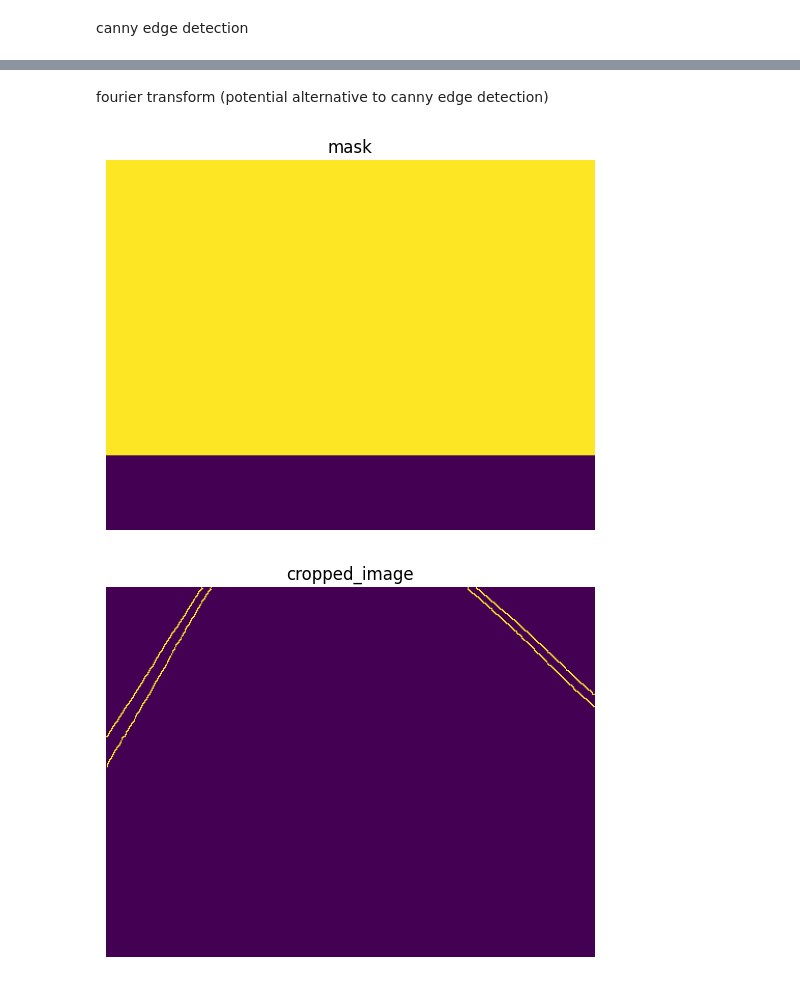
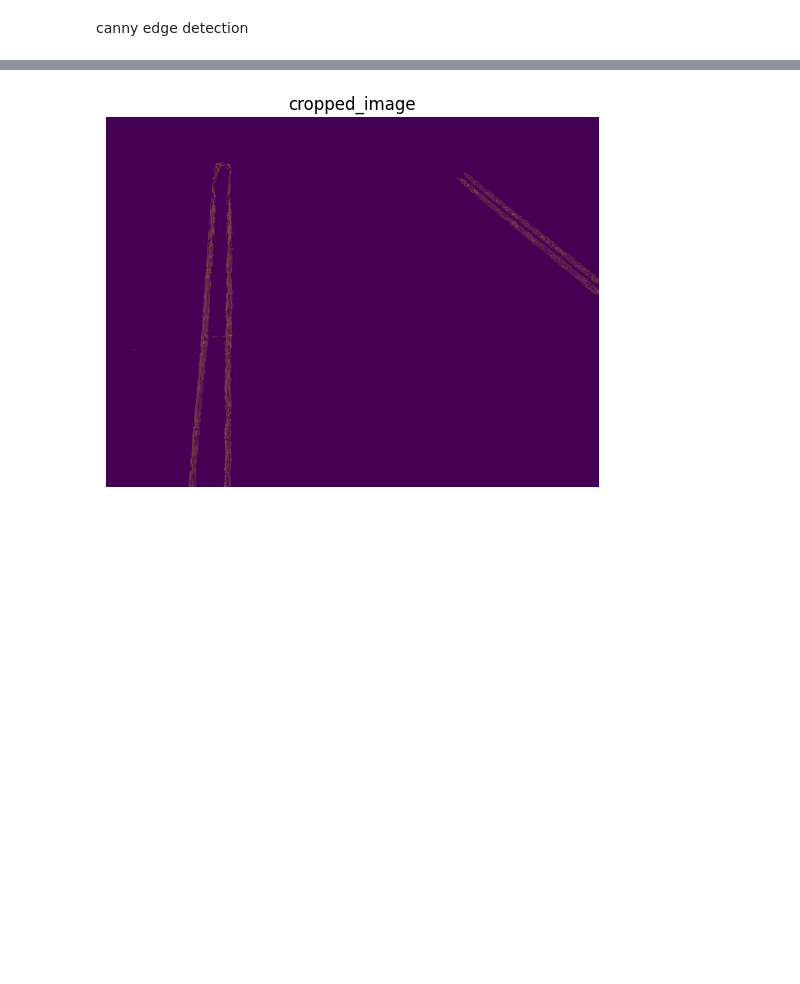
Before and after one commit to RPI-IGVC-2025/CV, a Jupyter notebook: cv.ipynb, the cells around one changed output, grey strips where cells are left out. Drawn from its saved outputs; the diff is of its cells as text; code cells hidden in the pictures; blank space fills up the shorter version.

Commit message:
update parameters for improved lane detection. add example images for testing.

```diff
--- a/cv.ipynb
+++ b/cv.ipynb
@@ -9,7 +9,7 @@ import matplotlib.pyplot as plt
 # %% [markdown]
 read and process image
 # %%
-image = cv2.imread('test_image4.png')
+image = cv2.imread('data/parking_lot2.jpg')
 image = np.copy(image) #to np
 
 plt.figure()
@@ -32,6 +32,6 @@ plt.show()
 # %%
 gray = cv2.cvtColor(img_rgb,cv2.COLOR_RGB2GRAY) #grayscale of ORIGINAL
-blur = cv2.GaussianBlur(gray,(5,5),0) #blur for noise reduction
+blur = cv2.GaussianBlur(gray,(67,67),33,33) #blur for noise reduction
 
 plt.figure()
 plt.title("grayscale then blur")
@@ -75,7 +44,7 @@ img_ifft = np.abs(img_ifft)
 canny edge detection
 # %%
 
-canny = cv2.Canny(blur, 50, 150)
+canny = cv2.Canny(blur, 15, 10)
 
 # img_hp = cv2.normalize(img_ifft, None, 0, 255, cv2.NORM_MINMAX)
 # img_hp = img_hp.astype(np.uint8)
@@ -91,2 +59,0 @@ plt.show()
-# %% [markdown]
-fourier transform (potential alternative to canny edge detection)
@@ -118,11 +60,10 @@ def mask_for_test(image, horizon=int((image.shape[0])*4/5)):
 # %%
-cropped_image = mask_for_test(canny)#mask(canny, 0, 250, int(canny.shape[1]/2)) #input bottom of view and horizon
+cropped_image = canny
 
 plt.figure()
 plt.title("cropped_image")
 plt.imshow(cropped_image)
 plt.axis("off")
 plt.show()
 # %% [output]
-[figure, old version]
+[figure, new version]
-[figure, removed]
```
Also changed, not shown: parts of 12 cells of this notebook, 3 other files.
